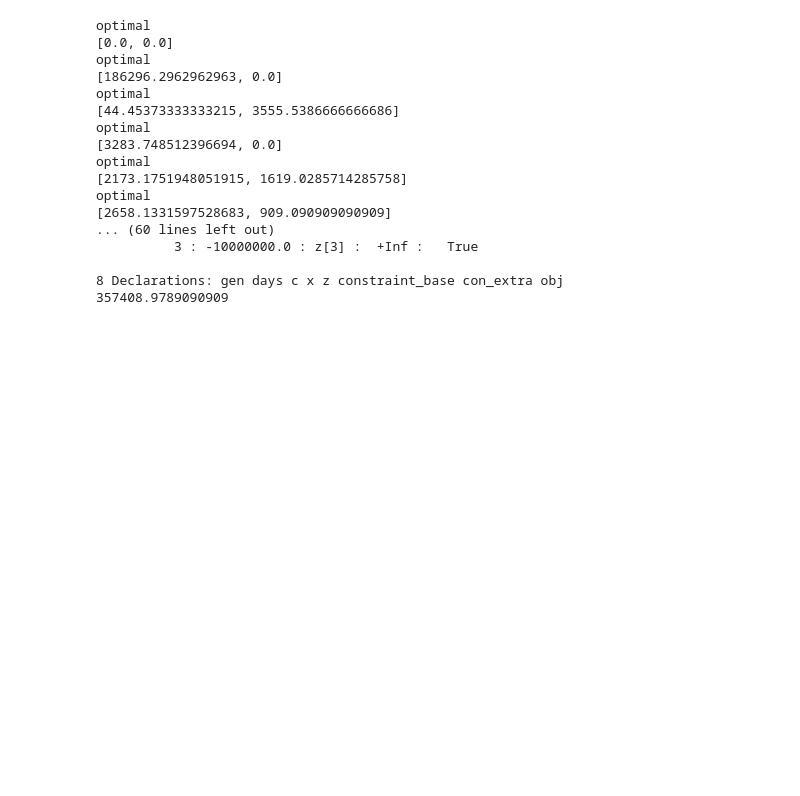
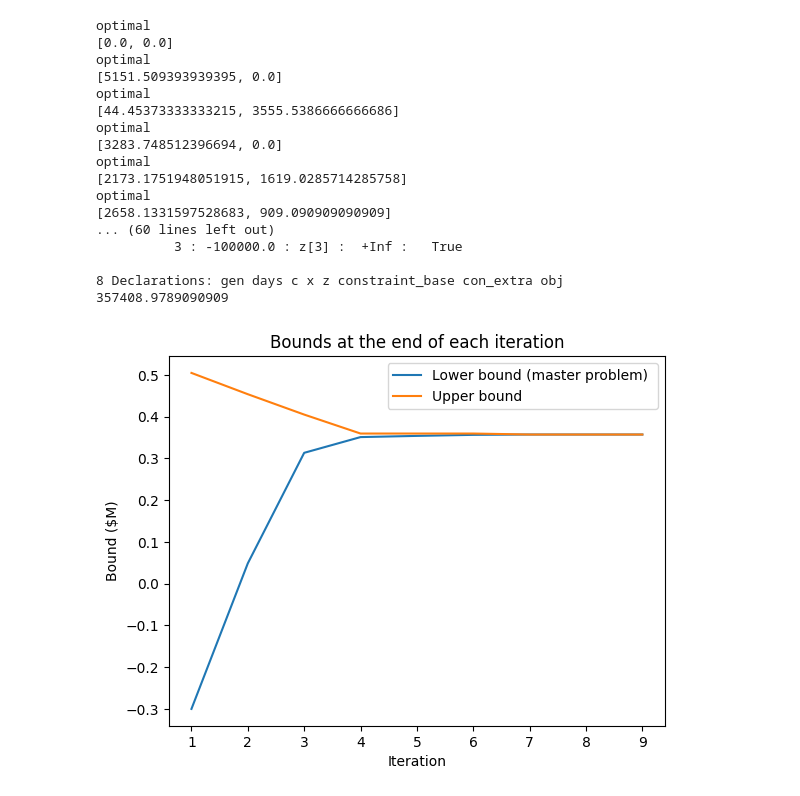
Before and after one commit to li-group/MultiScaleOpt-Tutorial, a Jupyter notebook: Benders Decomposition.ipynb, the cells around one changed output. Drawn from its saved outputs; the diff is of its cells as text; code cells hidden in the pictures; blank space fills up the shorter version.

```diff
--- a/Benders Decomposition.ipynb
+++ b/Benders Decomposition.ipynb
@@ -61,15 +87,15 @@ dem = {}
 sheet_name = 'Demand'
 df = pd.read_excel(file_path, sheet_name=sheet_name)
 for i in range(0,df.shape[0]):
-    dem[df['Period'][i],df['Day'][i]]= df['Demand (KWh)'][i]
+    dem[df['Day'][i],df['Period'][i]]= df['Demand (KWh)'][i]
 
 av = {}
 sheet_name = 'Availability'
 df = pd.read_excel(file_path, sheet_name=sheet_name)
 for i in range(0,df.shape[0]):
-    av[df['Period'][i],df['Day'][i],df['Generator'][i]]= df['Availibility'][i]
+    av[df['Day'][i],df['Period'][i],df['Generator'][i]]= df['Availibility'][i]
 
-def subproblem_dual(xval,k):
+def subproblem_dual(xval,s):
     sp = ConcreteModel()
     sp.dual = Suffix(direction=Suffix.IMPORT)
     sp.gen = Set(initialize=[1, 2])  # Generators
@@ -77,7 +103,7 @@ def subproblem_dual(xval,k):
     sp.y = Var(sp.Periods,sp.gen, domain=NonNegativeReals)  # Operating level of generator j
     sp.y_purchased = Var(sp.Periods, domain=NonNegativeReals)  # Additional capacity purchased
     def objective_rule(model):
-        operating_cost = sum(sum(f[j,i] * model.y[i,j] for j in model.gen) + g[k] * model.y_purchased[i] for i in model.Periods)
+        operating_cost = sum(sum(f[j,i] * model.y[i,j] for j in model.gen) + g[s] * model.y_purchased[i] for i in model.Periods)
         return operating_cost
 
     sp.obj = Objective(rule=objective_rule, sense=minimize)
@@ -88,13 +114,13 @@ def subproblem_dual(xval,k):
 
     # Demand satisfaction constraints
     def demand_satisfaction_rule(model, i):
-        return -sum(model.y[i,j] for j in model.gen) - model.y_purchased[i] <=-dem[i,k]
+        return -sum(model.y[i,j] for j in model.gen) - model.y_purchased[i] <=-dem[s,i]
     sp.demand_satisfaction_constraint = Constraint(sp.Periods, rule=demand_satisfaction_rule)
 
     # Availability constraints
     def availability_rule(model, i, gen):
-        return model.y[i,gen]- av[i,k,gen] * xval[gen-1] <= 0
+        return model.y[i,gen]- av[s,i,gen] * xval[gen-1] <= 0
     sp.availability_constraint = Constraint(sp.Periods, sp.gen, rule=availability_rule)
-    dw = np.array([-dem[1,k],-dem[2,k],-dem[3,k],0,0,0,0,0,0])
-    Bw = np.array([[0,0],[0,0],[0,0],[-av[1,k,1],0],[0,-av[1,k,2]],[-av[2,k,1],0],[0,-av[2,k,2]],[-av[3,k,1],0],[0,-av[3,k,2]]])
+    dw = np.array([-dem[s,1],-dem[s,2],-dem[s,3],0,0,0,0,0,0])
+    Bw = np.array([[0,0],[0,0],[0,0],[-av[s,1,1],0],[0,-av[s,1,2]],[-av[s,2,1],0],[0,-av[s,2,2]],[-av[s,3,1],0],[0,-av[s,3,2]]])
     return sp,dw,Bw
@@ -104,16 +133,22 @@ opt.options['DualReductions'] = 0
 days = [1,2,3]
 periods = [1,2,3]
 gen = [1,2]
+UB = float('inf')
+UB_list = []
 while(1):
     results = opt.solve(mp)
     print(results.solver.termination_condition)
+    mp_obj_list.append(mp.obj())
     x = [mp.x[1](),mp.x[2]()]
     c = 0
     msp_obj_val = []
     print(x)
-    for k in days:
-        sp,dw,Bw = subproblem_dual(x,k)
+    val = 0
+    for s in days:
+        sp,dw,Bw = subproblem_dual(x,s)
         opt.solve(sp)
+        val = val+sp.obj()+sum(mp.c[j] * x[j-1] for j in sp.gen)
+
         a = []
         for i in periods:
             a.append(sp.dual[sp.demand_satisfaction_constraint[i]])
@@ -127,12 +162,14 @@ while(1):
             d = np.matmul(a,Bw)
             mp.con_extra.add(np.dot(a,dw)-sum(d[j-1]*mp.x[j] for j in gen) <= 0)
         else:
-            if(sp.obj()<=mp.z[k]()):
+            if(sp.obj()<=mp.z[s]()):
                 c = c+1
                 msp_obj_val.append(sp.obj())
             else:
                 d = np.matmul(a,Bw)
-                mp.con_extra.add(np.dot(a,dw)-sum(d[j-1]*mp.x[j] for j in gen) <=mp.z[k])
+                mp.con_extra.add(np.dot(a,dw)-sum(d[j-1]*mp.x[j] for j in gen) <=mp.z[s])
+    UB = min(UB,val)
+    UB_list.append(UB)
     if(c==3):
         print("yes")
         print(x)
@@ -143,7 +180,7 @@ while(1):
 optimal
 [0.0, 0.0]
 optimal
-[186296.2962962963, 0.0]
+[5151.509393939395, 0.0]
 optimal
 [44.45373333333215, 3555.5386666666686]
 optimal
@@ -153,7 +190,20 @@ optimal
 optimal
 [2658.1331597528683, 909.090909090909]
 ... (60 lines left out)
-          3 : -10000000.0 : z[3] :  +Inf :   True
+          3 : -100000.0 : z[3] :  +Inf :   True
 
 8 Declarations: gen days c x z constraint_base con_extra obj
 357408.9789090909
+# %%
+import matplotlib.pyplot as plt
+import numpy as np
+
+plt.plot(range(1,len(mp_obj_list)+1), np.array(mp_obj_list)/10**6,range(1,len(mp_obj_list)+1),np.array(UB_list)/10**6)
+plt.title('Bounds at the end of each iteration')
+plt.xlabel('Iteration')
+plt.ylabel('Bound ($M)')
+plt.legend(['Lower bound (master problem) ','Upper bound '])
+plt.savefig('ben_mp.pdf')
+plt.show()
+# %% [output]
+[figure, added]
```
Also changed, not shown: parts of 5 cells of this notebook, 5 other files.
